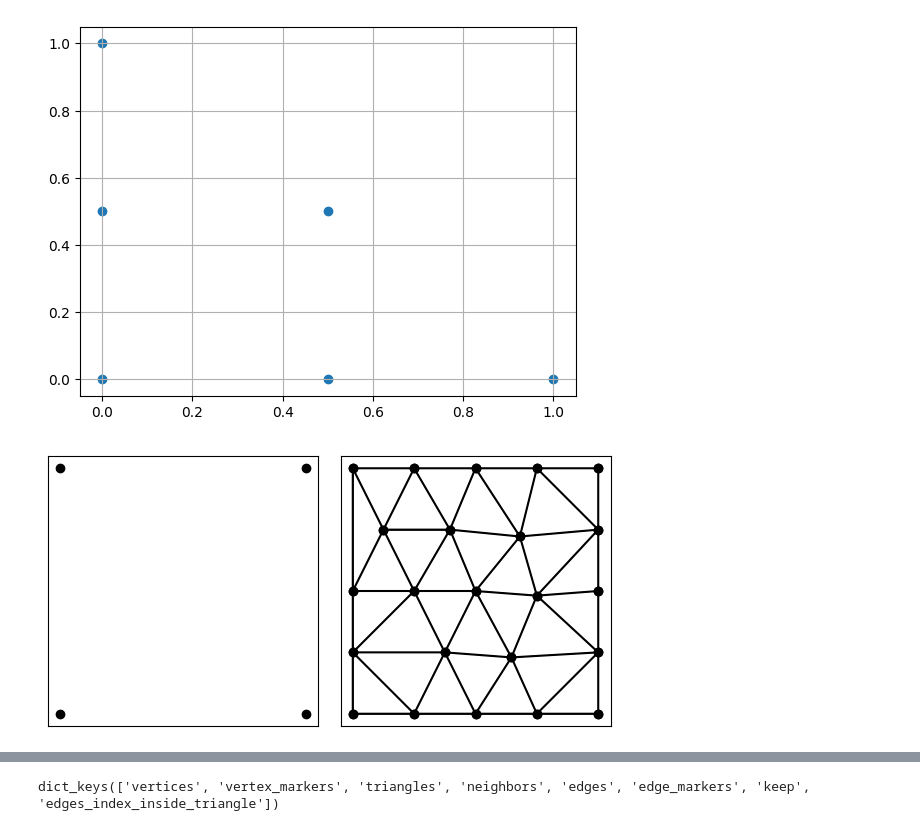
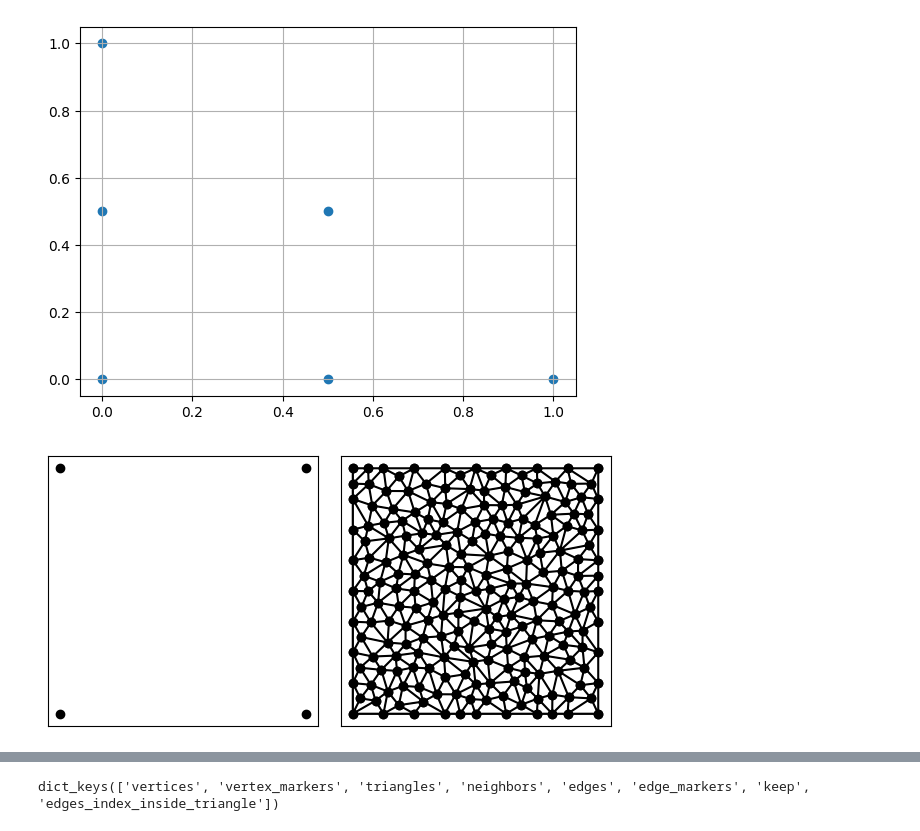
Before and after one commit to jar-evans/IVPINN, a Jupyter notebook: temp_mariano/mesh_final.ipynb, the cells around one changed output, grey strips where cells are left out. Cells and saved outputs as stored; diff of their text form; code cells hidden in the pictures.

```diff
--- a/temp_mariano/mesh_final.ipynb
+++ b/temp_mariano/mesh_final.ipynb
@@ -50,11 +53,14 @@ degree =  2  , local dof =  6  internal dof =  0  points inside each edge =  1
 # %%
 import matplotlib.pyplot as plt
 import numpy as np
 import triangle as tr
 
+
+
 # Step 1: Generate a fine mesh
 A = dict(vertices=np.array(((0, 0), (1, 0), (1, 1), (0, 1))))
-B = tr.triangulate(A, 'qnea0.05')
-tr.compare(plt,A,B)
+B = tr.triangulate(A,'qnea0.004')
+
+tr.compare(plt, A, B)
 # %% [output]
-[figure, old version]
+[figure, new version]
```
Also changed, not shown: parts of 30 cells of this notebook, 1 other file.
